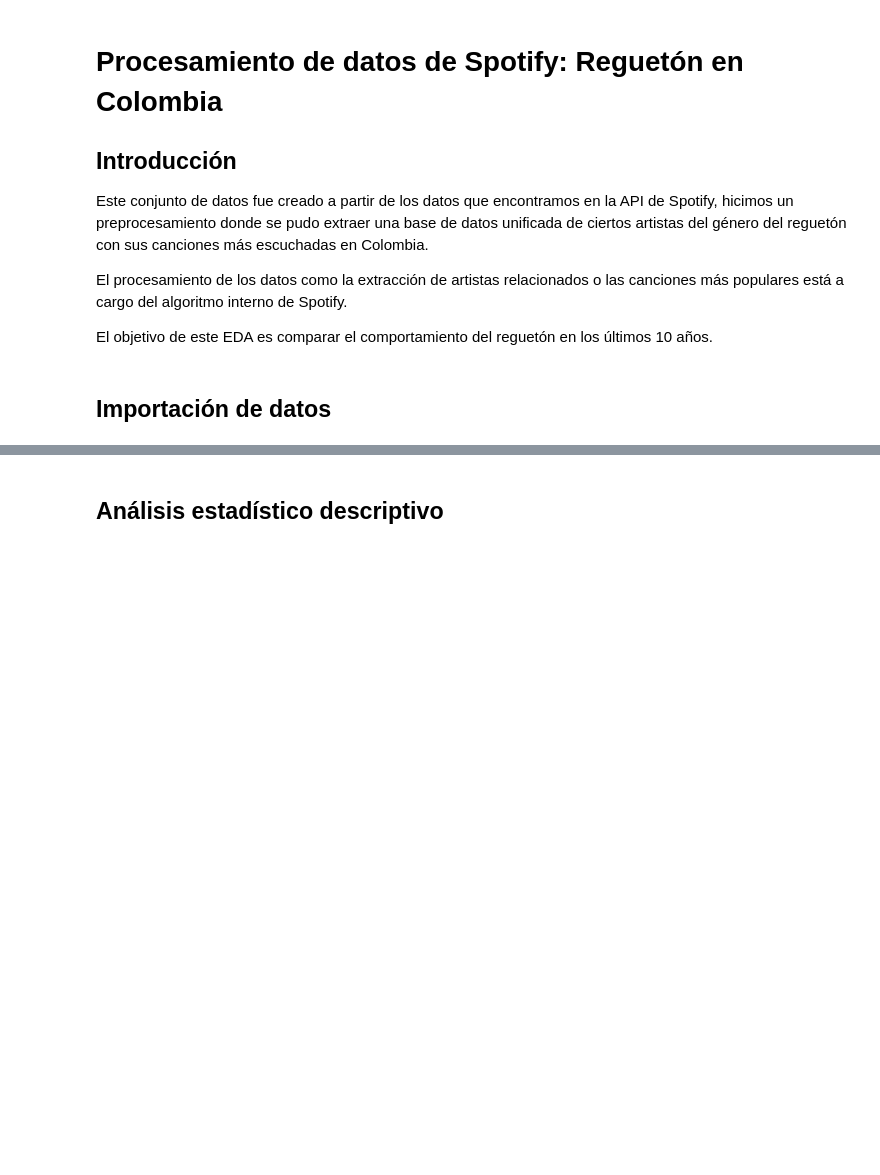
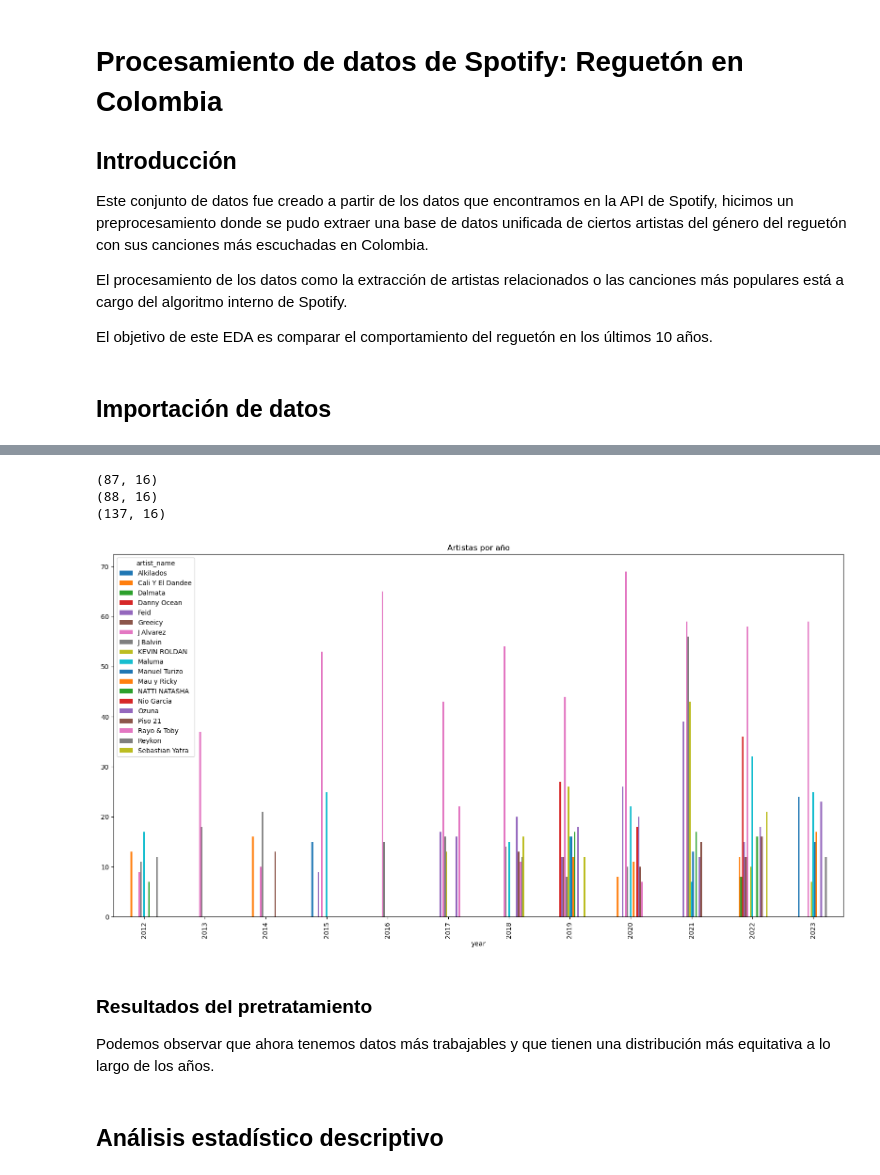
Before and after one commit to DrThorium/Zoet, a Jupyter notebook: main.ipynb, the cells around one changed output, grey strips where cells are left out. Drawn from its saved outputs; the diff is of its cells as text; code cells hidden in the pictures; blank space fills up the shorter version.

```diff
--- a/main.ipynb
+++ b/main.ipynb
@@ -37,2 +190,30 @@ df.describe()
+# %%
+# Vamos a eliminar el 50% de las canciones de J Alvarez en el año 2017
+
+# Vemos cuantas canciones tiene J Alvarez antes de eliminar
+print(df[(df['artist_name'] == 'J Alvarez') & (df['year'] == '2017')].shape)
+df = df.drop(df[(df['artist_name'] == 'J Alvarez') & (df['year'] == '2017')].sample(frac=0.5).index)
+
+# Lo mismo para el año 2019
+print(df[(df['artist_name'] == 'J Alvarez') & (df['year'] == '2019')].shape)
+df = df.drop(df[(df['artist_name'] == 'J Alvarez') & (df['year'] == '2019')].sample(frac=0.5).index)
+
+# Y para el año 2020
+print(df[(df['artist_name'] == 'J Alvarez') & (df['year'] == '2020')].shape)
+df = df.drop(df[(df['artist_name'] == 'J Alvarez') & (df['year'] == '2020')].sample(frac=0.5).index)
+# %% [output]
+(87, 16)
+(88, 16)
+(137, 16)
+# %%
+df.groupby(['year', 'artist_name']).size().unstack().plot(kind='bar', figsize=(20,10))
+plt.title('Artistas por año')
+plt.savefig('artistas_por_año_corregido.png')
+# %% [output]
+[figure, added]
+# %% [markdown]
+ ### Resultados del pretratamiento
+
+Podemos observar que ahora tenemos datos más trabajables y que tienen una distribución más equitativa a lo largo de los años.
 # %% [markdown]
 ## Análisis estadístico descriptivo
```
Also changed, not shown: parts of 22 cells of this notebook, 6 other files.
